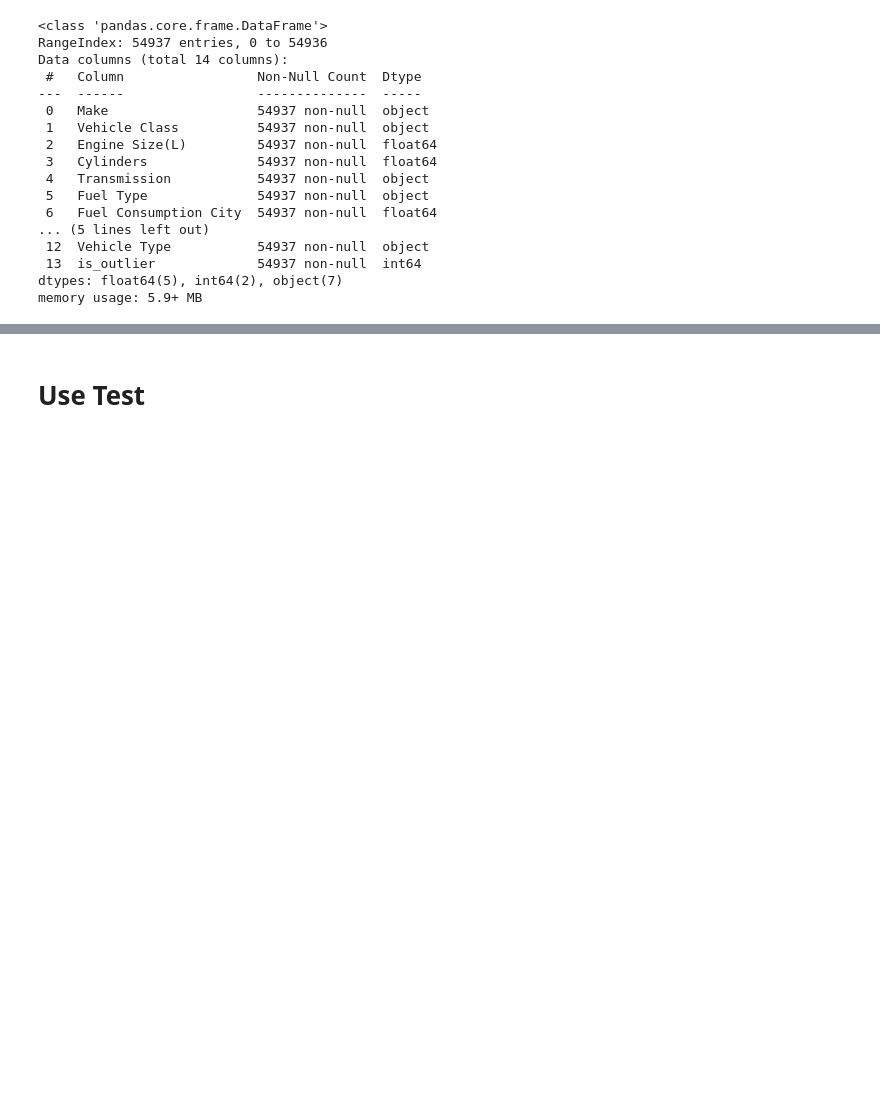
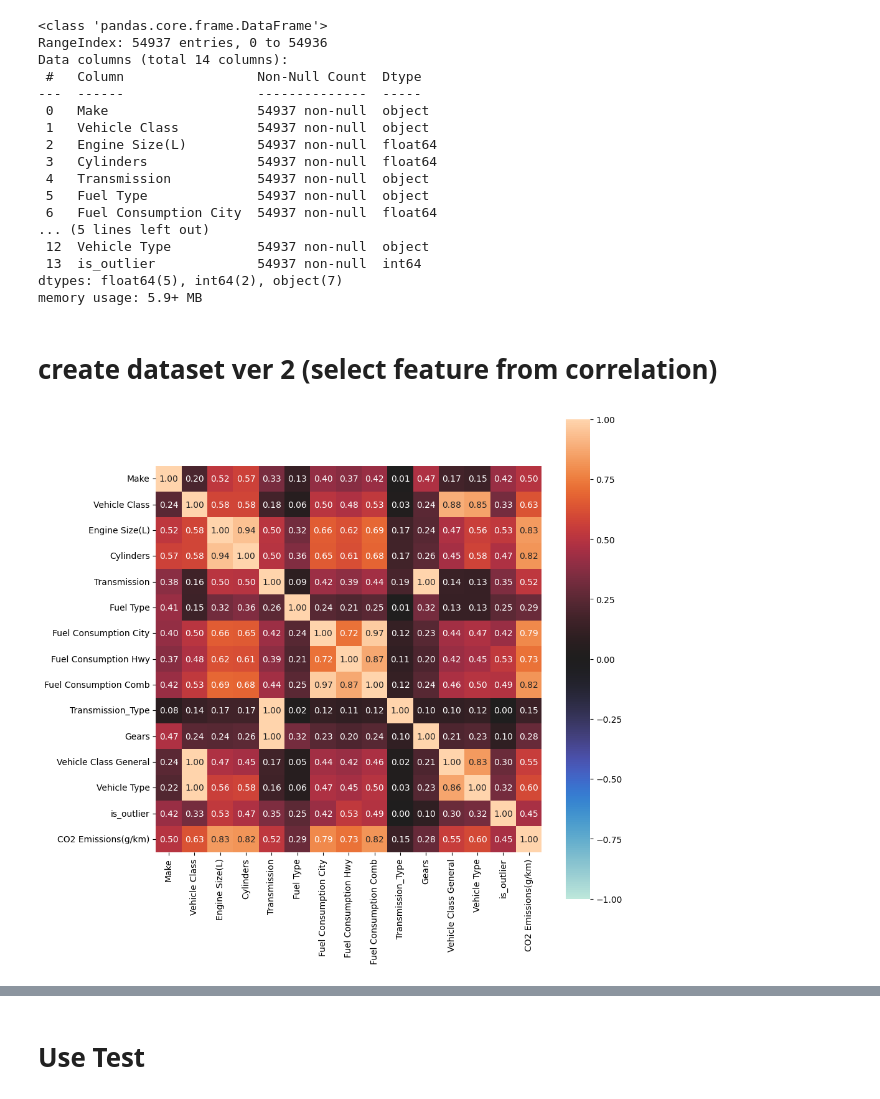
Before and after one commit to caesariodito/comp-archive, a Jupyter notebook: src/preprocess_modeling_pipeline.ipynb, the cells around one changed output, grey strips where cells are left out. Drawn from its saved outputs; the diff is of its cells as text; code cells hidden in the pictures; blank space fills up the shorter version.

```diff
--- a/src/preprocess_modeling_pipeline.ipynb
+++ b/src/preprocess_modeling_pipeline.ipynb
@@ -168,0 +38,30 @@ model_ensemble = StackingRegressor(
+# %% [markdown]
+# create dataset ver 2 (select feature from correlation)
+# %%
+from dython.nominal import associations
+
+df_temp_train = pd.concat([df_train, df_train_target], axis=1)
+
+associations(
+    df_temp_train,
+    nom_nom_assoc="theil",
+    plot=True,
+    nan_strategy="drop_samples",
+    # clustering=True,
+    figsize=(10, 10),
+)
+print()
+
+columns_to_drop = ["Fuel Type", "Transmission_Type", "Gears"]
+
+onehot_columns_2 = [
+    "Make",
+    "Vehicle Class General",
+    "is_outlier",
+]
+binary_columns_2 = ["Vehicle Class", "Transmission"]
+ordinal_columns_2 = ["Vehicle Type"]
+
+numerical_columns_2 = df_train.select_dtypes(include="float64").columns.tolist()
+# %% [output]
+[figure, added]
```
Also changed, not shown: parts of 24 cells of this notebook, 10 other files.
